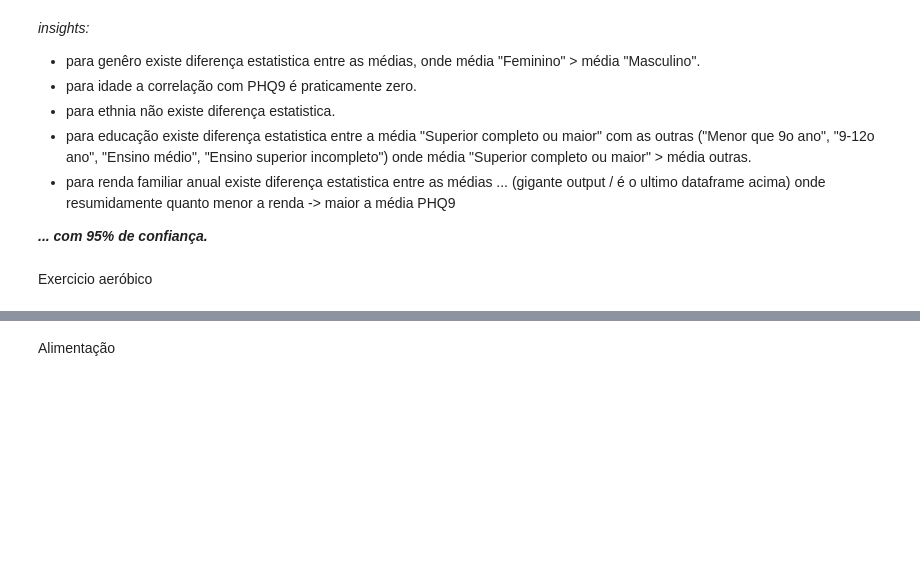
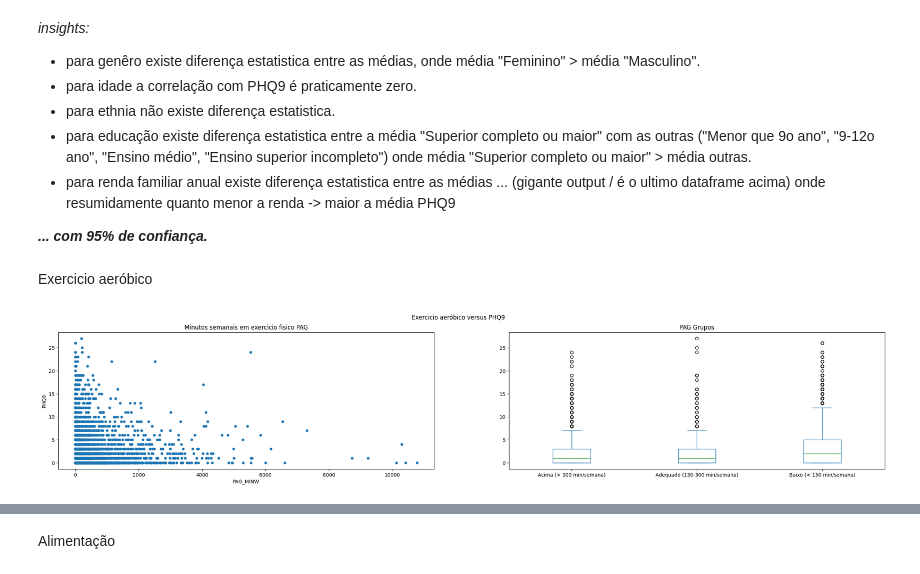
Before and after one commit to richardsantino/EBA-cases, a Jupyter notebook: 9. TCC/1 - depressao.ipynb, the cells around one changed output, grey strips where cells are left out. Cells and saved outputs as stored; diff of their text form; code cells hidden in the pictures; blank space fills up the shorter version.

```diff
--- a/9. TCC/1 - depressao.ipynb
+++ b/9. TCC/1 - depressao.ipynb
@@ -444,3 +444,17 @@ del(df_pairwise)
 ***... com 95% de confiança.***
 # %% [markdown]
 Exercicio aeróbico
+# %%
+
+fig, axs = plt.subplots(1, 2, figsize=(30, 5))
+
+df[['PAG_MINW','PHQ9']].plot.scatter(x='PAG_MINW', y='PHQ9', ax=axs[0])
+axs[0].set_title('Minutos semanais em exercicio fisico PAG')
+
+df[['ADHERENCE','PHQ9']].plot.box(by='ADHERENCE', ax=axs[1])
+axs[1].set_title('PAG Grupos')
+
+plt.suptitle('Exercicio aeróbico versus PHQ9')
+plt.show()
+# %% [output]
+[figure, added]
```
Also changed, not shown: parts of 7 cells of this notebook.
